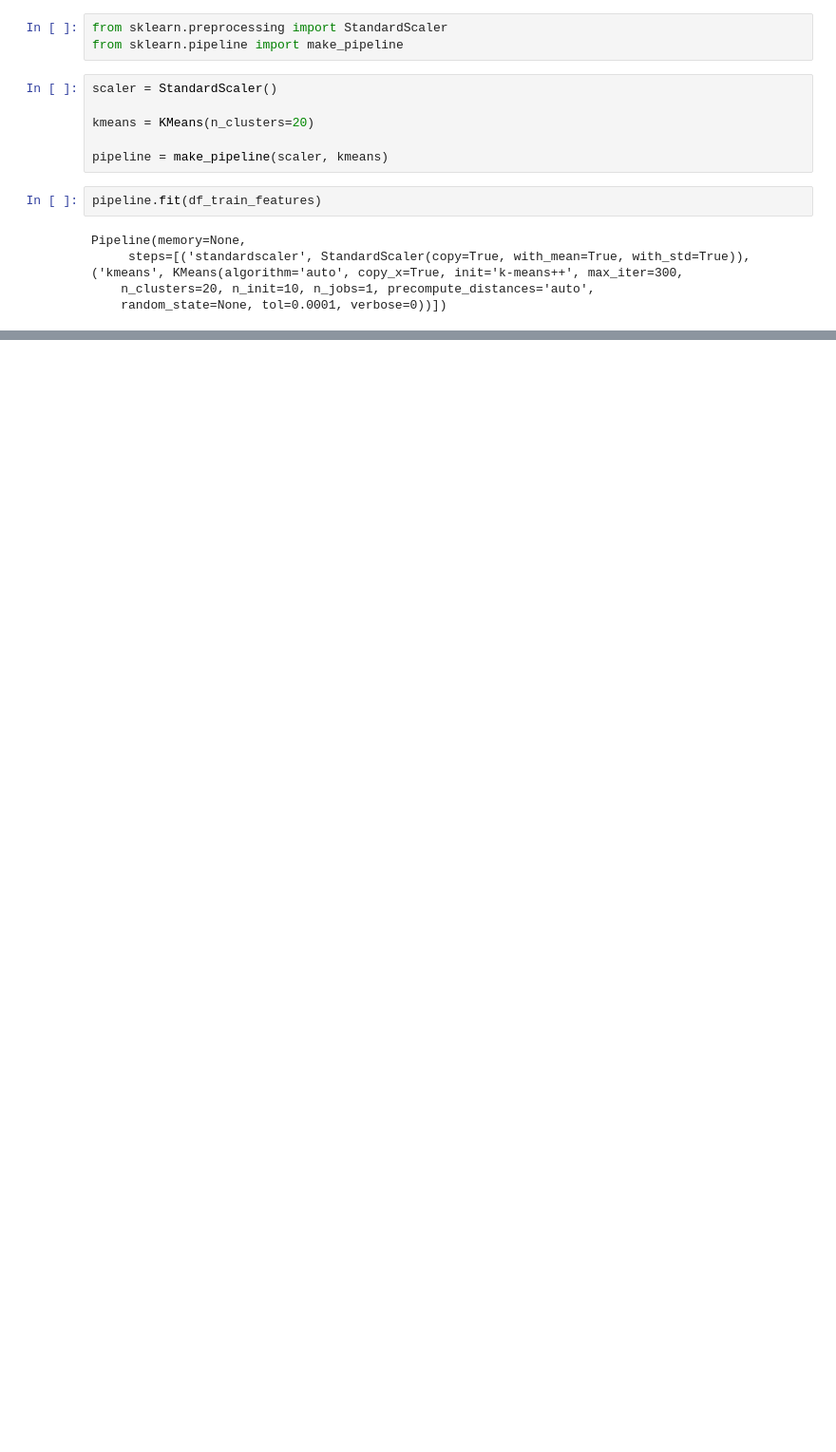
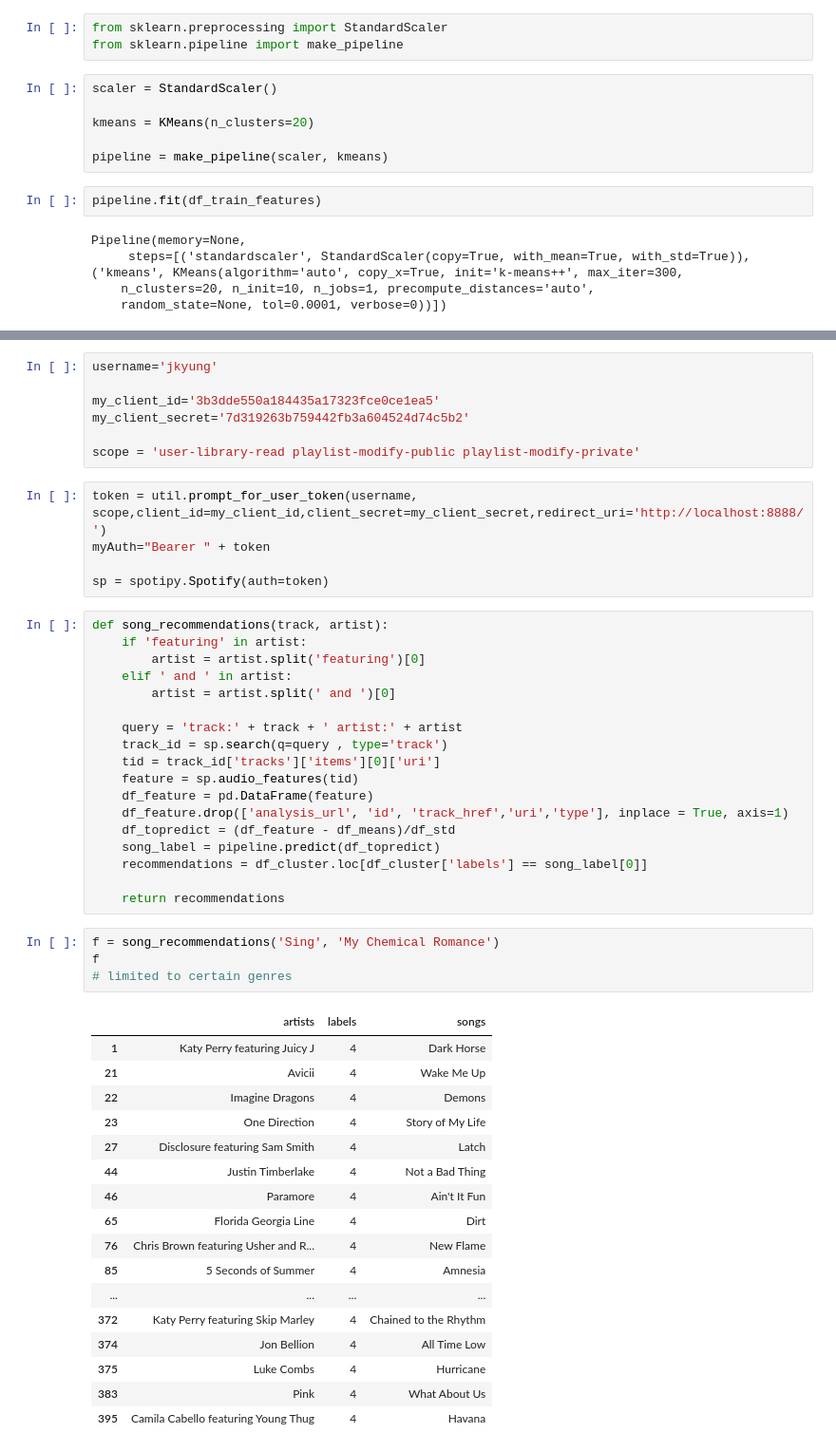
Before and after one commit to jkyung94/Capstone_2, a Jupyter notebook: ML.ipynb, the cells around one changed output, grey strips where cells are left out. Shown: that part at 95% size. Saved outputs shown, nothing was run; the diff lists cells and outputs as text; blank space fills up the shorter version.

```diff
--- a/ML.ipynb
+++ b/ML.ipynb
@@ -386 +390,53 @@ labels  artists                                       songs
 Length: 370, dtype: int64
+# %%
+username='jkyung'
+
+my_client_id='3b3dde550a184435a17323fce0ce1ea5'
+my_client_secret='7d319263b759442fb3a604524d74c5b2'
+
+scope = 'user-library-read playlist-modify-public playlist-modify-private'
+# %%
+token = util.prompt_for_user_token(username, scope,client_id=my_client_id,client_secret=my_client_secret,redirect_uri='http://localhost:8888/')
+myAuth="Bearer " + token
+
+sp = spotipy.Spotify(auth=token)
+# %%
+def song_recommendations(track, artist):
+    if 'featuring' in artist:
+        artist = artist.split('featuring')[0]
+    elif ' and ' in artist:
+        artist = artist.split(' and ')[0]
+
+    query = 'track:' + track + ' artist:' + artist
+    track_id = sp.search(q=query , type='track')
+    tid = track_id['tracks']['items'][0]['uri']
+    feature = sp.audio_features(tid)
+    df_feature = pd.DataFrame(feature)
+    df_feature.drop(['analysis_url', 'id', 'track_href','uri','type'], inplace = True, axis=1)
+    df_topredict = (df_feature - df_means)/df_std
+    song_label = pipeline.predict(df_topredict)
+    recommendations = df_cluster.loc[df_cluster['labels'] == song_label[0]]
+
+    return recommendations
+# %%
+f = song_recommendations('Sing', 'My Chemical Romance')
+f
+# limited to certain genres
+# %% [output]
+|  | artists | labels | songs |
+| 1 | Katy Perry featuring Juicy J | 4 | Dark Horse |
+| 21 | Avicii | 4 | Wake Me Up |
+| 22 | Imagine Dragons | 4 | Demons |
+| 23 | One Direction | 4 | Story of My Life |
+| 27 | Disclosure featuring Sam Smith | 4 | Latch |
+| 44 | Justin Timberlake | 4 | Not a Bad Thing |
+| 46 | Paramore | 4 | Ain't It Fun |
+| 65 | Florida Georgia Line | 4 | Dirt |
+| 76 | Chris Brown featuring Usher and R... | 4 | New Flame |
+| 85 | 5 Seconds of Summer | 4 | Amnesia |
+| ... | ... | ... | ... |
+| 372 | Katy Perry featuring Skip Marley | 4 | Chained to the Rhythm |
+| 374 | Jon Bellion | 4 | All Time Low |
+| 375 | Luke Combs | 4 | Hurricane |
+| 383 | Pink | 4 | What About Us |
+| 395 | Camila Cabello featuring Young Thug | 4 | Havana |
```
Also changed, not shown: parts of 13 cells of this notebook.
